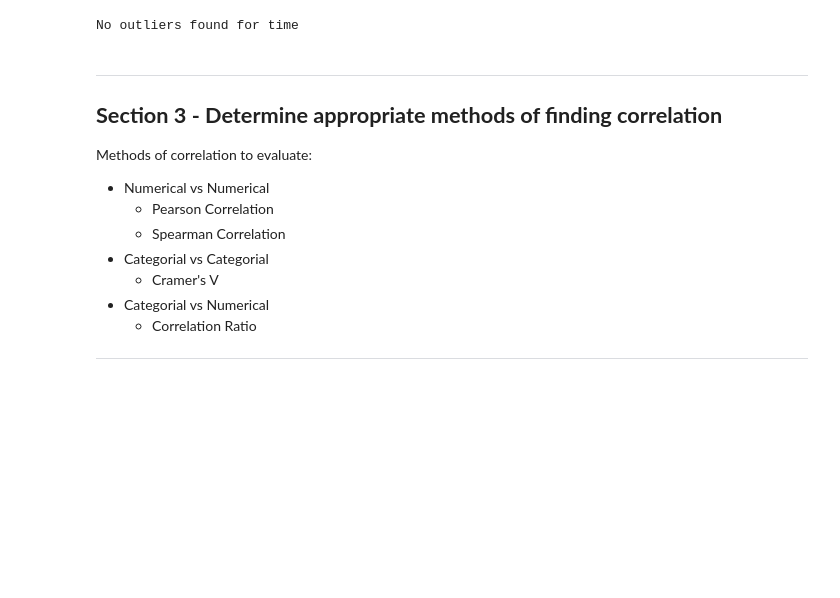
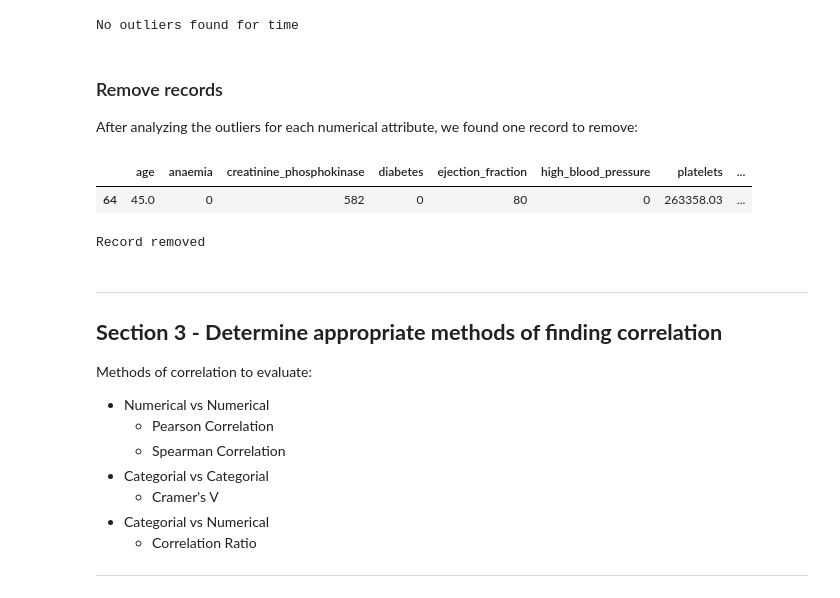
Before and after one commit to Bencp2/HeartDisease, a Jupyter notebook: HeartDiseaseAnalysis.ipynb, the cells around one changed output. Cells and saved outputs as stored; diff of their text form; code cells hidden in the pictures; blank space fills up the shorter version.

Commit message:
Updated goals to represent alternative dataset and removed record suggested via outlier analysis.

```diff
--- a/HeartDiseaseAnalysis.ipynb
+++ b/HeartDiseaseAnalysis.ipynb
@@ -517,6 +517,20 @@ outliers.extend(outlier_indices['time'])
 print("No outliers found for time") if len(outlier_indices['time']) == 0 else None
 # %% [output]
 No outliers found for time
+# %% [markdown]
+### Remove records
+
+After analyzing the outliers for each numerical attribute, we found one record to remove:
+# %%
+display(data_with_errors[data_with_errors['ejection_fraction'] == 80])
+# %% [output]
+|  | age | anaemia | creatinine_phosphokinase | diabetes | ejection_fraction | high_blood_pressure | platelets | ... |
+| 64 | 45.0 | 0 | 582 | 0 | 80 | 0 | 263358.03 | ... |
+# %%
+data_clean = data_with_errors.drop(data_with_errors[data_with_errors['ejection_fraction'] == 80].index)
+print("Record removed") if int((data_clean['ejection_fraction'] > 80).sum()) == 0 else None
+# %% [output]
+Record removed
 # %% [markdown]
 ***
 ## **Section 3 - Determine appropriate methods of finding correlation**
```
Also changed, not shown: parts of 5 cells of this notebook.
